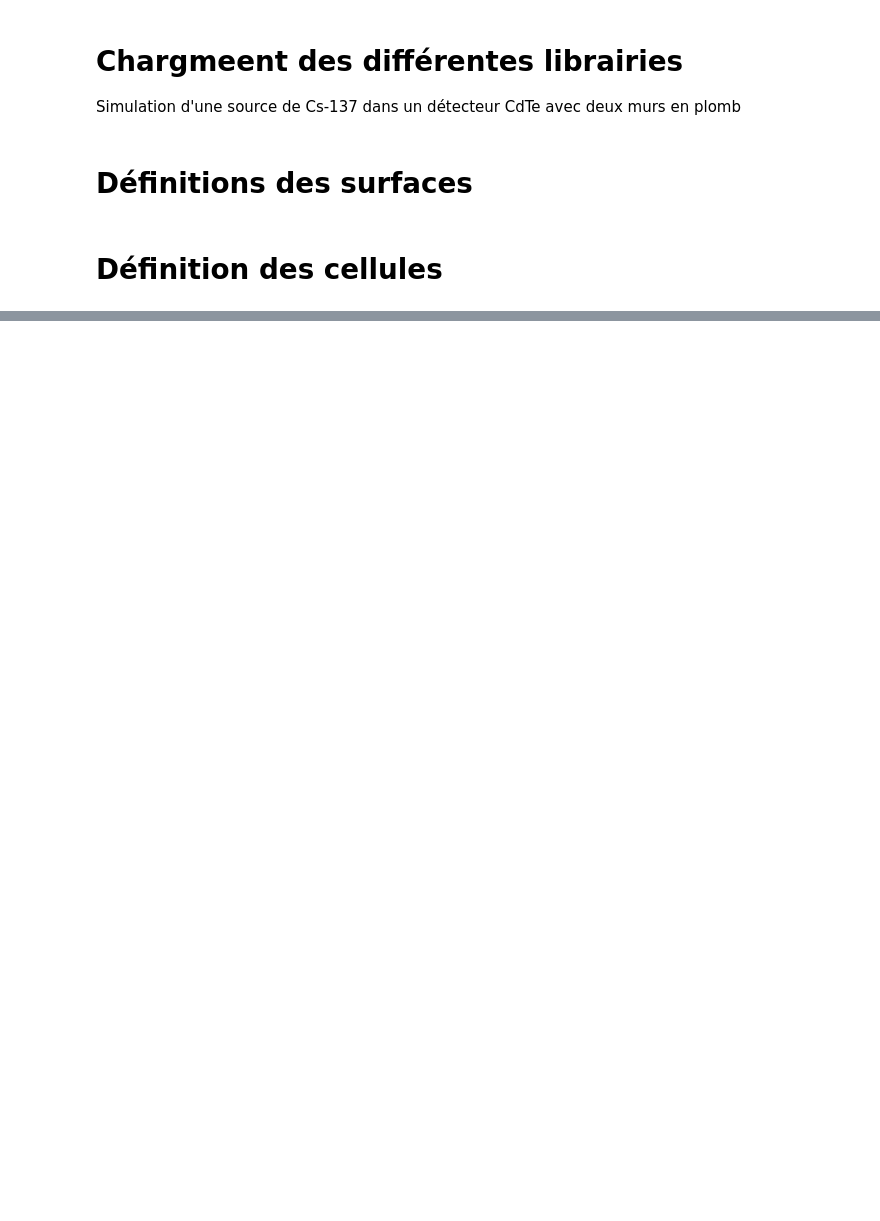
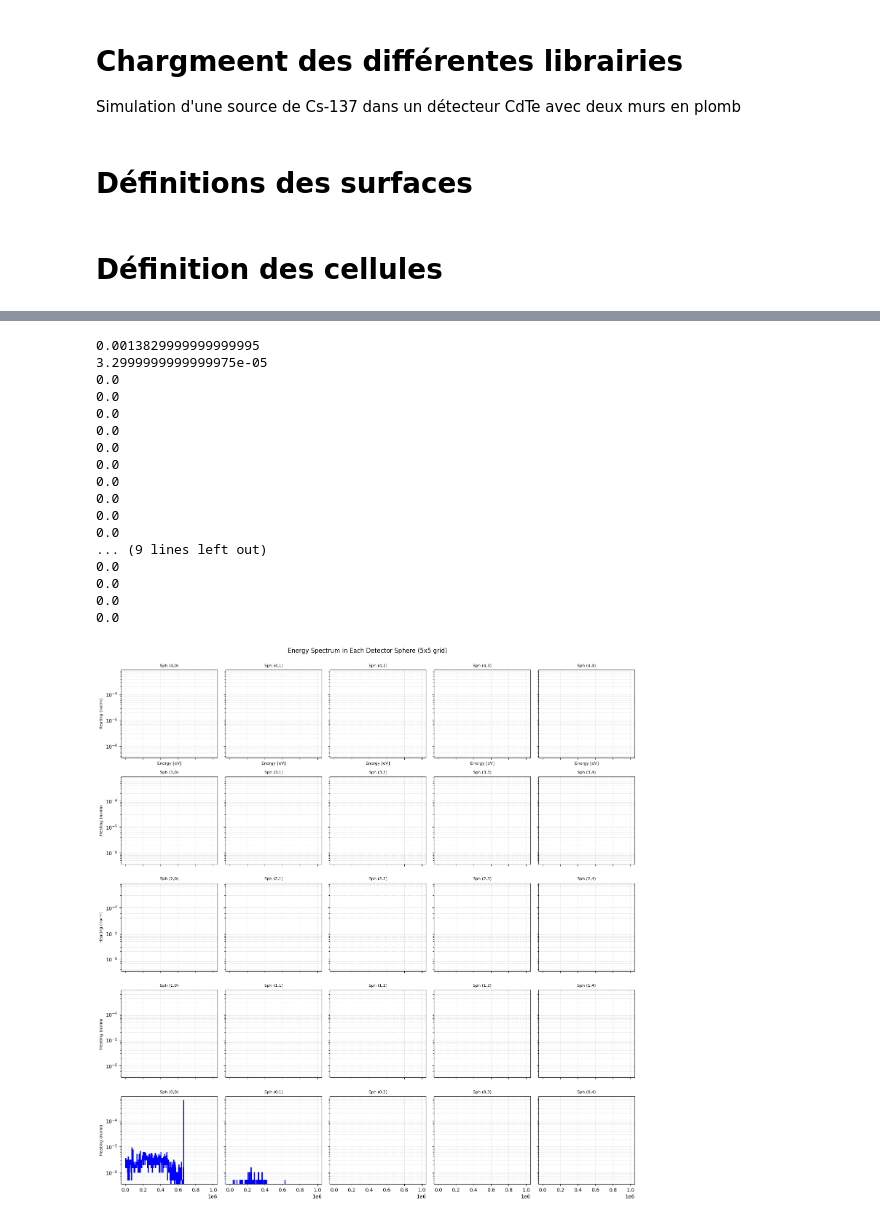
Before and after one commit to simonfouc120/open-mc-project, a Jupyter notebook: src/studies/simulation_cs_137_various_detectors/cesium_various_det.ipynb, the cells around one changed output, grey strips where cells are left out. Saved outputs shown, nothing was run; the diff lists cells and outputs as text; code cells hidden in the pictures; blank space fills up the shorter version.

```diff
--- a/src/studies/simulation_cs_137_various_detectors/cesium_various_det.ipynb
+++ b/src/studies/simulation_cs_137_various_detectors/cesium_various_det.ipynb
@@ -335,0 +408,47 @@ plt.show()
+# %%
+sp = openmc.StatePoint(f"statepoint.{batches_number}.h5")
+
+fig, axs = plt.subplots(lattice_size, lattice_size, figsize=(15, 15), sharex=True, sharey=True)
+
+for idx in range(len(detector_cells)):
+    i = idx // lattice_size
+    j = idx % lattice_size
+    ax = axs[lattice_size - 1 - i, j]  # Flip i to put (0,0) at bottom left
+    tally = sp.get_tally(name=f"pulse-height_{idx}")
+    energy_filter = tally.filters[1]
+    energy_bins = energy_filter.bins
+    energy_mid = 0.5 * (np.array(energy_bins[:-1]) + np.array(energy_bins[1:]))
+    spectrum = tally.mean.flatten() / source.strength
+    min_len = min(len(energy_mid), len(spectrum))
+    ax.step(energy_mid[:min_len], spectrum[:min_len], where='mid', color='b')
+    ax.set_yscale('log')
+    ax.set_title(f"Sph ({i},{j})", fontsize=8)
+    ax.grid(True, which='both', linestyle='--', linewidth=0.5, alpha=0.5)
+    if i == lattice_size - 1:
+        ax.set_xlabel('Energy [eV]', fontsize=8)
+    if j == 0:
+        ax.set_ylabel('Heating (norm)', fontsize=8)
+    print(sum(spectrum))
+
+plt.tight_layout()
+plt.suptitle('Energy Spectrum in Each Detector Sphere (5x5 grid)', y=1.02)
+plt.show()
+# %% [output]
+0.0013829999999999995
+3.2999999999999975e-05
+0.0
+0.0
+0.0
+0.0
+0.0
+0.0
+0.0
+0.0
+0.0
+0.0
+... (9 lines left out)
+0.0
+0.0
+0.0
+0.0
+[figure, added]
```
Also changed, not shown: parts of 9 cells of this notebook, 2 other files.
